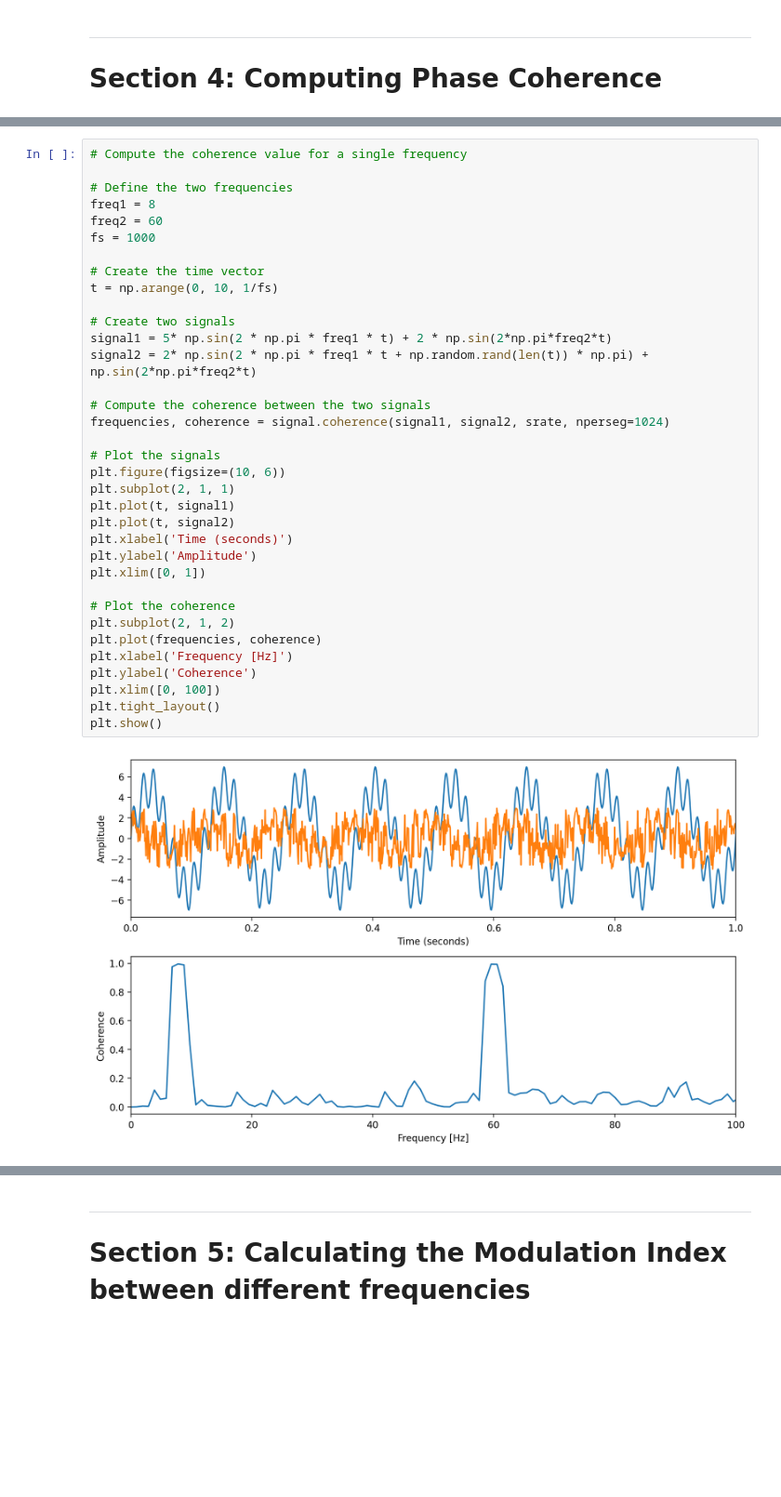
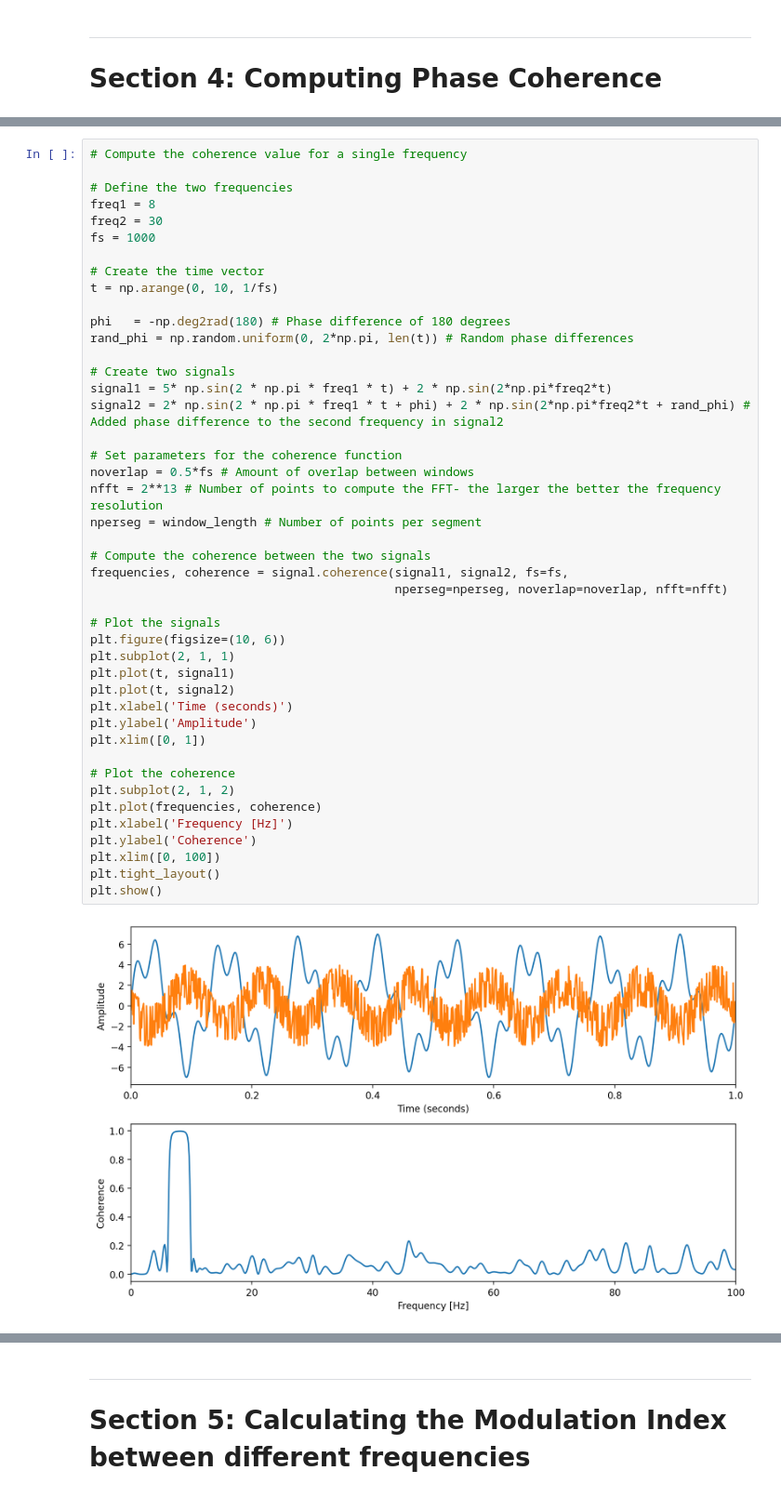
Before and after one commit to lucaase/LFP-analysis-HS, a Jupyter notebook: Course-Notebook.ipynb, the cells around one changed output, grey strips where cells are left out. Shown at 93% size. Saved outputs shown, nothing was run; the diff lists cells and outputs as text; blank space fills up the shorter version.

```diff
--- a/Course-Notebook.ipynb
+++ b/Course-Notebook.ipynb
@@ -603,35 +605,44 @@ plt.title('Coherence at '+str(f)+' Hz = '+str(CXY));
 
 # Define the two frequencies
 freq1 = 8
-freq2 = 60
+freq2 = 30
 fs = 1000
 
 # Create the time vector
 t = np.arange(0, 10, 1/fs)
 
+phi   = -np.deg2rad(180) # Phase difference of 180 degrees
+rand_phi = np.random.uniform(0, 2*np.pi, len(t)) # Random phase differences
+
 # Create two signals
 signal1 = 5* np.sin(2 * np.pi * freq1 * t) + 2 * np.sin(2*np.pi*freq2*t)
-signal2 = 2* np.sin(2 * np.pi * freq1 * t + np.random.rand(len(t)) * np.pi) + np.sin(2*np.pi*freq2*t)
+signal2 = 2* np.sin(2 * np.pi * freq1 * t + phi) + 2 * np.sin(2*np.pi*freq2*t + rand_phi) # Added phase difference to the second frequency in signal2
+
+# Set parameters for the coherence function
+noverlap = 0.5*fs # Amount of overlap between windows
+nfft = 2**13 # Number of points to compute the FFT- the larger the better the frequency resolution
+nperseg = window_length # Number of points per segment
 
 # Compute the coherence between the two signals
-frequencies, coherence = signal.coherence(signal1, signal2, srate, nperseg=1024)
+frequencies, coherence = signal.coherence(signal1, signal2, fs=fs,
+                                          nperseg=nperseg, noverlap=noverlap, nfft=nfft)
 
 # Plot the signals
 plt.figure(figsize=(10, 6))
 plt.subplot(2, 1, 1)
 plt.plot(t, signal1)
 plt.plot(t, signal2)
 plt.xlabel('Time (seconds)')
 plt.ylabel('Amplitude')
 plt.xlim([0, 1])
 
 # Plot the coherence
 plt.subplot(2, 1, 2)
 plt.plot(frequencies, coherence)
 plt.xlabel('Frequency [Hz]')
 plt.ylabel('Coherence')
 plt.xlim([0, 100])
 plt.tight_layout()
 plt.show()
 # %% [output]
-[figure, old version]
+[figure, new version]
```
Also changed, not shown: parts of 15 cells of this notebook.
